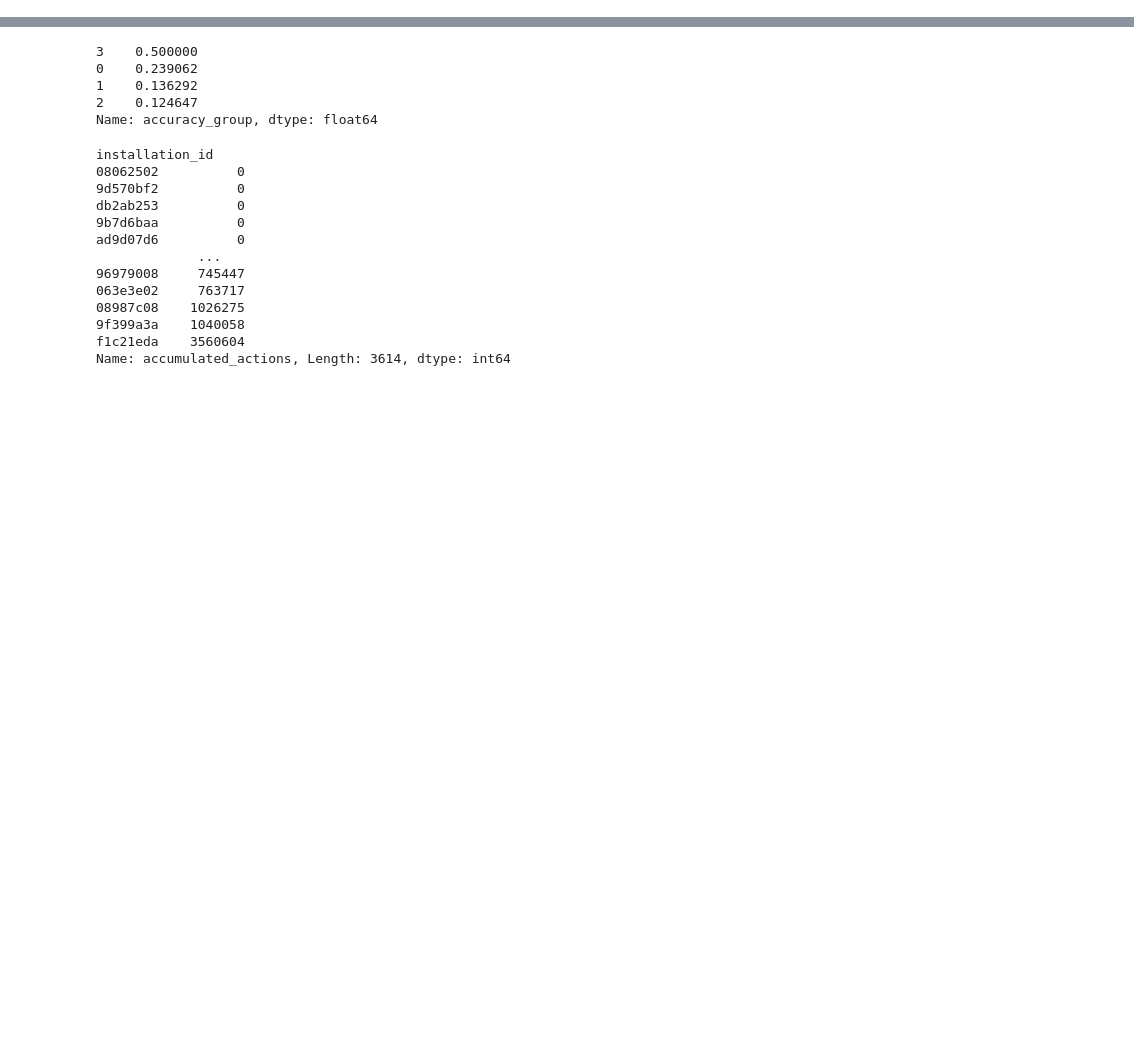
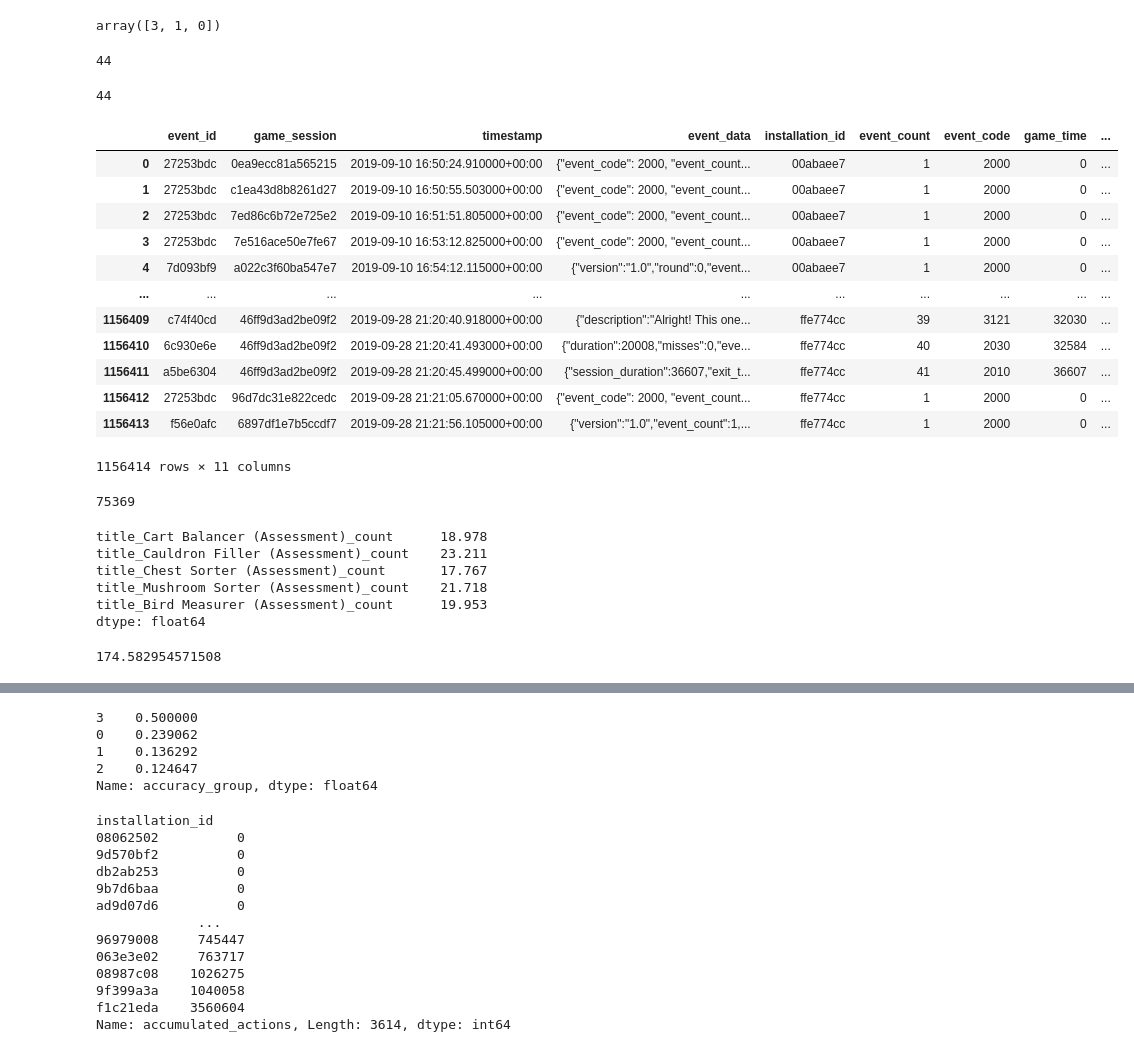
Before and after one commit to heartkilla/dsbowl2019, a Jupyter notebook: notebooks/feature_engineering.ipynb, the cells around one changed output, grey strips where cells are left out. Cells and saved outputs as stored; diff of their text form; code cells hidden in the pictures; blank space fills up the shorter version.

```diff
--- a/notebooks/feature_engineering.ipynb
+++ b/notebooks/feature_engineering.ipynb
@@ -11,0 +40,2 @@ train_df.shape
+# %%
+test['timestamp'] = pd.to_datetime(test['timestamp'])
@@ -11,0 +49,32 @@ train_df.shape
+# %%
+train_df['world'].unique()
+# %% [output]
+array([3, 1, 0])
+# %%
+test['title'].nunique()
+# %% [output]
+44
+# %%
+(test['title'] + test['type']).nunique()
+# %% [output]
+44
+# %%
+test['timestamp']
+# %% [output]
+|  | event_id | game_session | timestamp | event_data | installation_id | event_count | event_code | game_time | ... |
+| 0 | 27253bdc | 0ea9ecc81a565215 | 2019-09-10 16:50:24.910000+00:00 | {"event_code": 2000, "event_count... | 00abaee7 | 1 | 2000 | 0 | ... |
+| 1 | 27253bdc | c1ea43d8b8261d27 | 2019-09-10 16:50:55.503000+00:00 | {"event_code": 2000, "event_count... | 00abaee7 | 1 | 2000 | 0 | ... |
+| 2 | 27253bdc | 7ed86c6b72e725e2 | 2019-09-10 16:51:51.805000+00:00 | {"event_code": 2000, "event_count... | 00abaee7 | 1 | 2000 | 0 | ... |
+| 3 | 27253bdc | 7e516ace50e7fe67 | 2019-09-10 16:53:12.825000+00:00 | {"event_code": 2000, "event_count... | 00abaee7 | 1 | 2000 | 0 | ... |
+| 4 | 7d093bf9 | a022c3f60ba547e7 | 2019-09-10 16:54:12.115000+00:00 | {"version":"1.0","round":0,"event... | 00abaee7 | 1 | 2000 | 0 | ... |
+| ... | ... | ... | ... | ... | ... | ... | ... | ... | ... |
+| 1156409 | c74f40cd | 46ff9d3ad2be09f2 | 2019-09-28 21:20:40.918000+00:00 | {"description":"Alright! This one... | ffe774cc | 39 | 3121 | 32030 | ... |
+| 1156410 | 6c930e6e | 46ff9d3ad2be09f2 | 2019-09-28 21:20:41.493000+00:00 | {"duration":20008,"misses":0,"eve... | ffe774cc | 40 | 2030 | 32584 | ... |
+| 1156411 | a5be6304 | 46ff9d3ad2be09f2 | 2019-09-28 21:20:45.499000+00:00 | {"session_duration":36607,"exit_t... | ffe774cc | 41 | 2010 | 36607 | ... |
+| 1156412 | 27253bdc | 96d7dc31e822cedc | 2019-09-28 21:21:05.670000+00:00 | {"event_code": 2000, "event_count... | ffe774cc | 1 | 2000 | 0 | ... |
+| 1156413 | f56e0afc | 6897df1e7b5ccdf7 | 2019-09-28 21:21:56.105000+00:00 | {"version":"1.0","event_count":1,... | ffe774cc | 1 | 2000 | 0 | ... |
+1156414 rows × 11 columns
+# %%
+(test['timestamp'].max() - test['timestamp'].min()).seconds
+# %% [output]
+75369
@@ -11,0 +90,13 @@ train_df.shape
+# %%
+test_df[['title_' + title +'_count' for title in assessments]].mean()
+# %% [output]
+title_Cart Balancer (Assessment)_count      18.978
+title_Cauldron Filler (Assessment)_count    23.211
+title_Chest Sorter (Assessment)_count       17.767
+title_Mushroom Sorter (Assessment)_count    21.718
+title_Bird Measurer (Assessment)_count      19.953
+dtype: float64
+# %%
+train_df['duration_mean'].mean()
+# %% [output]
+174.582954571508
```
Also changed, not shown: parts of 10 cells of this notebook, 7 other files.
